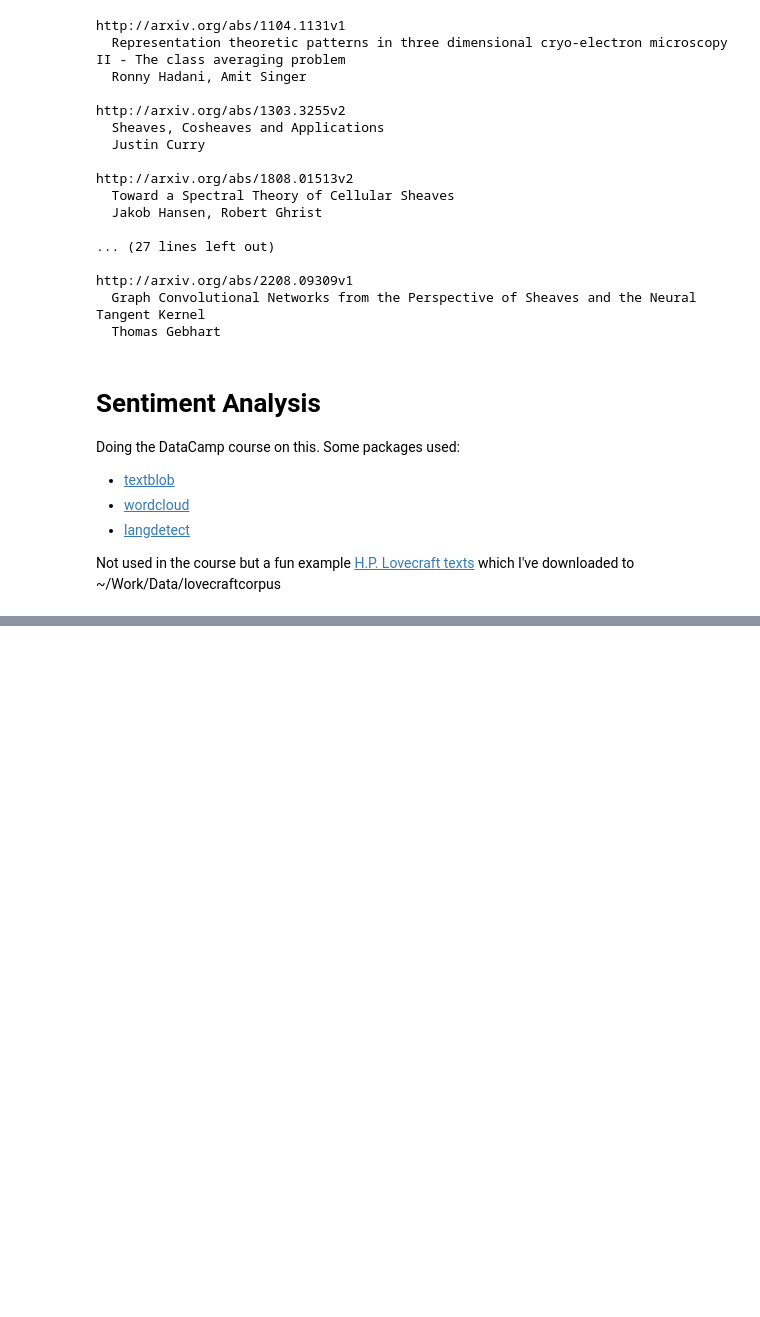
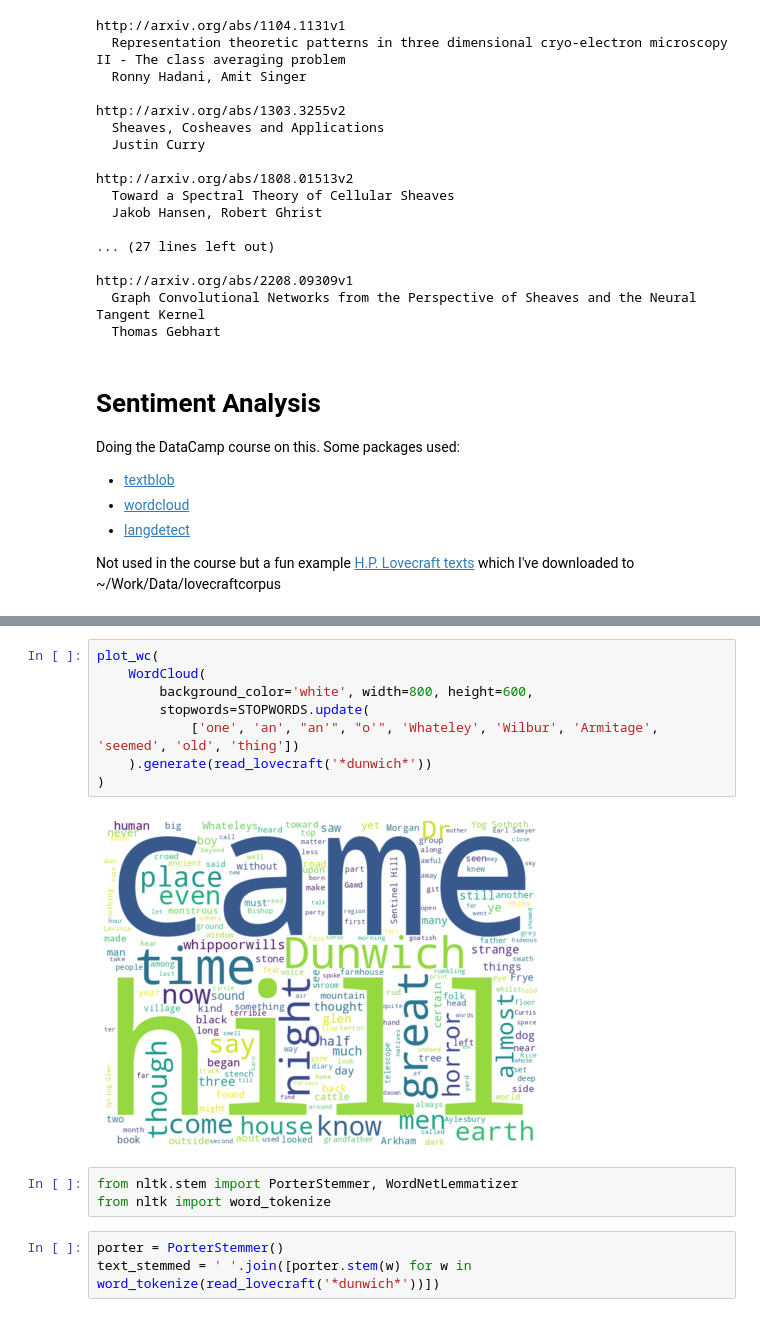
Before and after one commit to mattmcd/PyBayes, a Jupyter notebook: scripts/journal_20220922.ipynb, the cells around one changed output, grey strips where cells are left out. Drawn from its saved outputs; the diff is of its cells as text; blank space fills up the shorter version.

```diff
--- a/scripts/journal_20220922.ipynb
+++ b/scripts/journal_20220922.ipynb
@@ -84,0 +108,16 @@ plt.show()
+# %%
+plot_wc(
+    WordCloud(
+        background_color='white', width=800, height=600,
+        stopwords=STOPWORDS.update(
+            ['one', 'an', "an'", "o'", 'Whateley', 'Wilbur', 'Armitage', 'seemed', 'old', 'thing'])
+    ).generate(read_lovecraft('*dunwich*'))
+)
+# %% [output]
+[figure, added]
+# %%
+from nltk.stem import PorterStemmer, WordNetLemmatizer
+from nltk import word_tokenize
+# %%
+porter = PorterStemmer()
+text_stemmed = ' '.join([porter.stem(w) for w in word_tokenize(read_lovecraft('*dunwich*'))])
```
Also changed, not shown: parts of 9 cells of this notebook.
